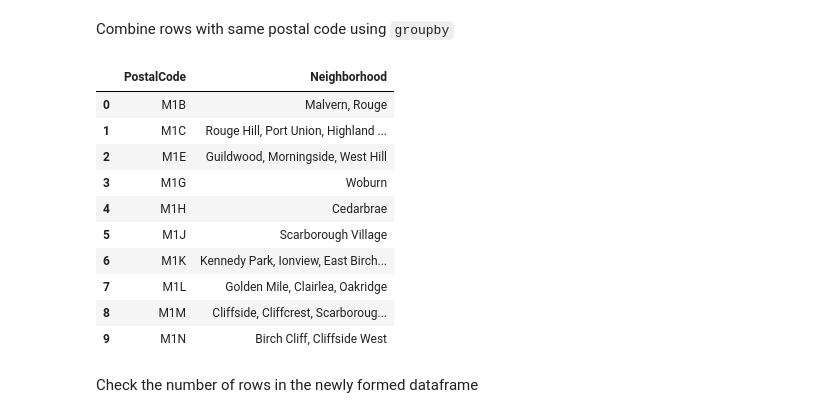
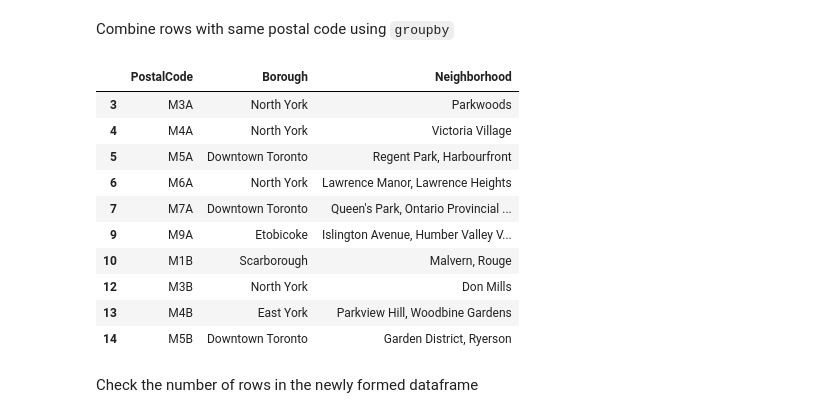
Before and after one commit to VincentZFeng/Coursera_capston_project, a Jupyter notebook: Neighborhoods in Toronto.ipynb, the cells around one changed output. Saved outputs shown, nothing was run; the diff lists cells and outputs as text; code cells hidden in the pictures.

```diff
--- a/Neighborhoods in Toronto.ipynb
+++ b/Neighborhoods in Toronto.ipynb
@@ -22,20 +26,20 @@ df = df.loc[df['Borough'] != 'Not assigned']
 # %% [markdown]
 Combine rows with same postal code using `groupby`
 # %%
-df = df.groupby(['PostalCode'])['Neighborhood'].apply(','.join).reset_index()
+df.groupby(['PostalCode']).agg({'Borough' :'first', 'Neighborhood':','.join}).reset_index()
 df.head(10)
 # %% [output]
-|  | PostalCode | Neighborhood |
-| 0 | M1B | Malvern, Rouge |
-| 1 | M1C | Rouge Hill, Port Union, Highland ... |
-| 2 | M1E | Guildwood, Morningside, West Hill |
-| 3 | M1G | Woburn |
-| 4 | M1H | Cedarbrae |
-| 5 | M1J | Scarborough Village |
-| 6 | M1K | Kennedy Park, Ionview, East Birch... |
-| 7 | M1L | Golden Mile, Clairlea, Oakridge |
-| 8 | M1M | Cliffside, Cliffcrest, Scarboroug... |
-| 9 | M1N | Birch Cliff, Cliffside West |
+|  | PostalCode | Borough | Neighborhood |
+| 3 | M3A | North York | Parkwoods |
+| 4 | M4A | North York | Victoria Village |
+| 5 | M5A | Downtown Toronto | Regent Park, Harbourfront |
+| 6 | M6A | North York | Lawrence Manor, Lawrence Heights |
+| 7 | M7A | Downtown Toronto | Queen's Park, Ontario Provincial ... |
+| 9 | M9A | Etobicoke | Islington Avenue, Humber Valley V... |
+| 10 | M1B | Scarborough | Malvern, Rouge |
+| 12 | M3B | North York | Don Mills |
+| 13 | M4B | East York | Parkview Hill, Woodbine Gardens |
+| 14 | M5B | Downtown Toronto | Garden District, Ryerson |
 # %% [markdown]
 Check the number of rows in the newly formed dataframe
 # %%
```
Also changed, not shown: parts of 20 cells of this notebook.
